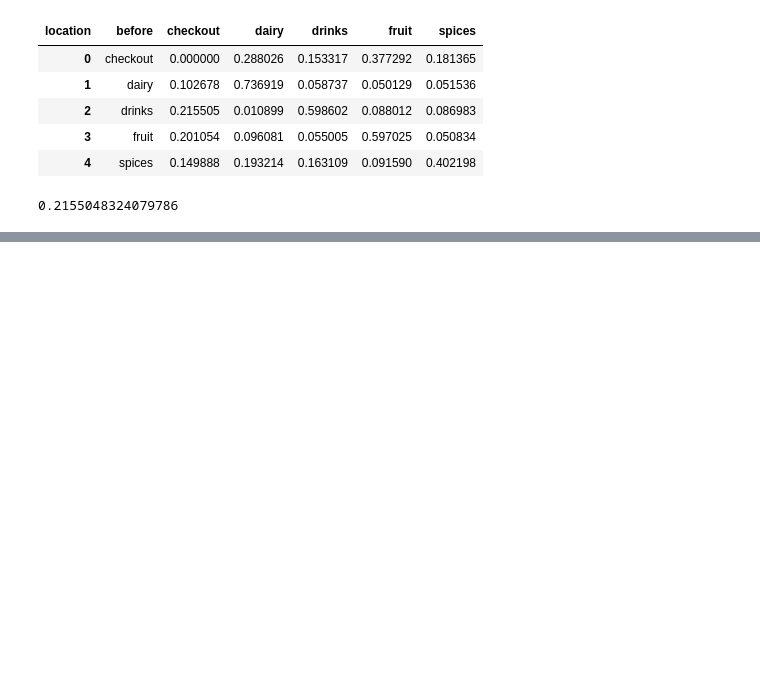
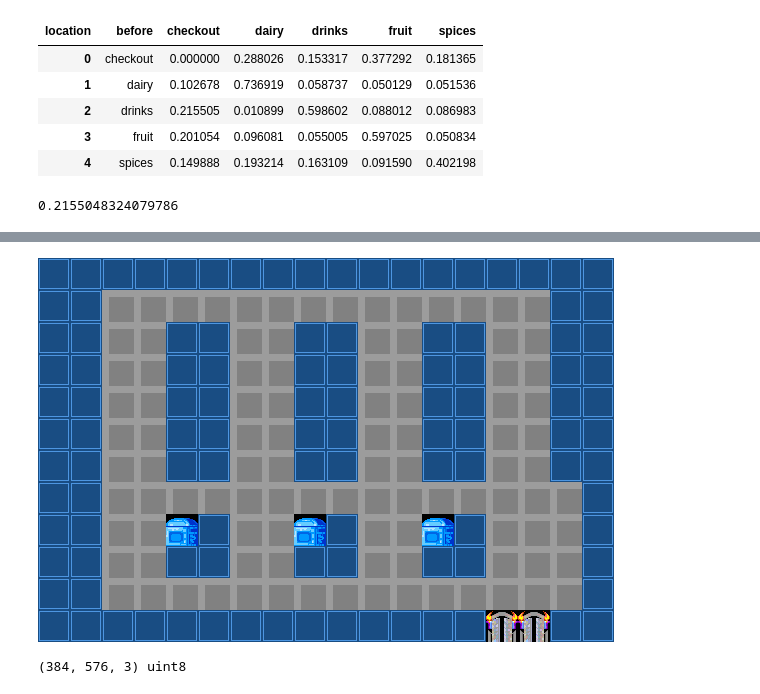
Before and after one commit to rashed2940/Marchov_chain_proj, a Jupyter notebook: transition_matrix.ipynb, the cells around one changed output, grey strips where cells are left out. Drawn from its saved outputs; the diff is of its cells as text; code cells hidden in the pictures; blank space fills up the shorter version.

```diff
--- a/transition_matrix.ipynb
+++ b/transition_matrix.ipynb
@@ -158,0 +193,17 @@ df104.checkout[2]
+# %%
+from PIL import Image
+import numpy as np
+
+im = Image.open('supermarket.png')
+im
+# %% [output]
+[figure, added]
+# %%
+from PIL import Image
+import numpy as np
+
+im = Image.open('supermarket.png')
+market = np.array(im)
+print(market.shape, market.dtype)
+# %% [output]
+(384, 576, 3) uint8
```
Also changed, not shown: parts of 17 cells of this notebook, 14 other files.
